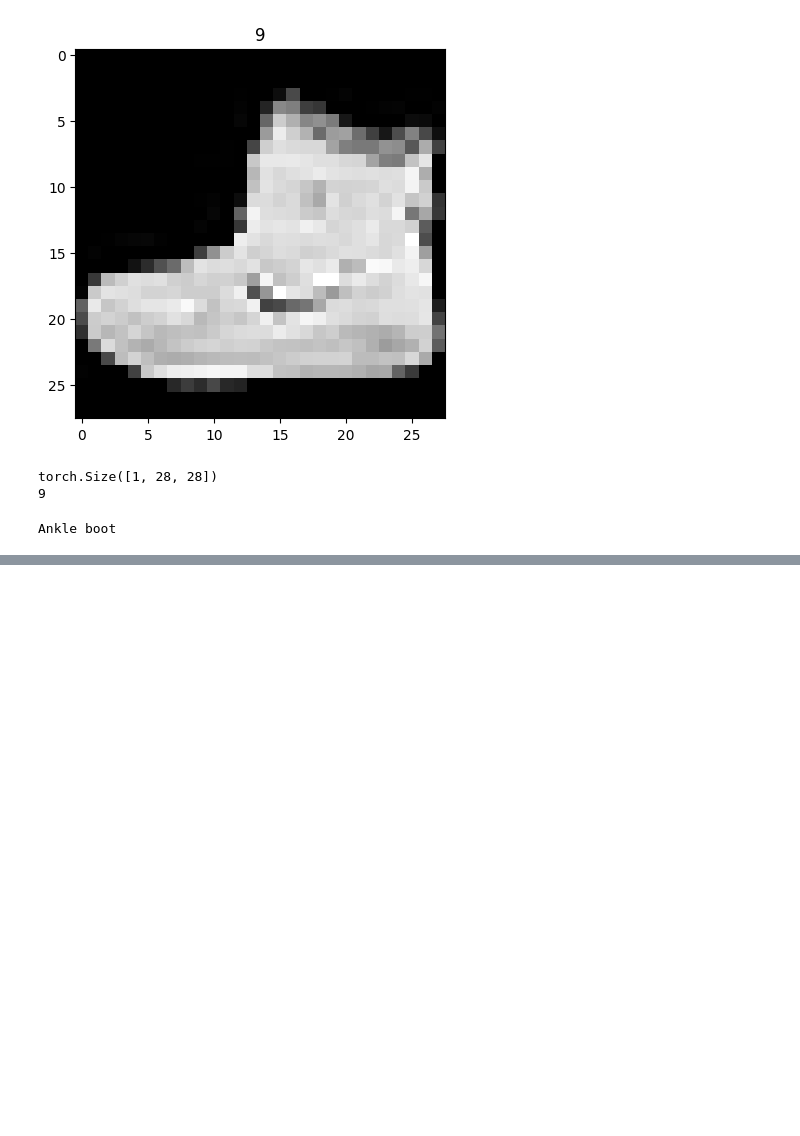
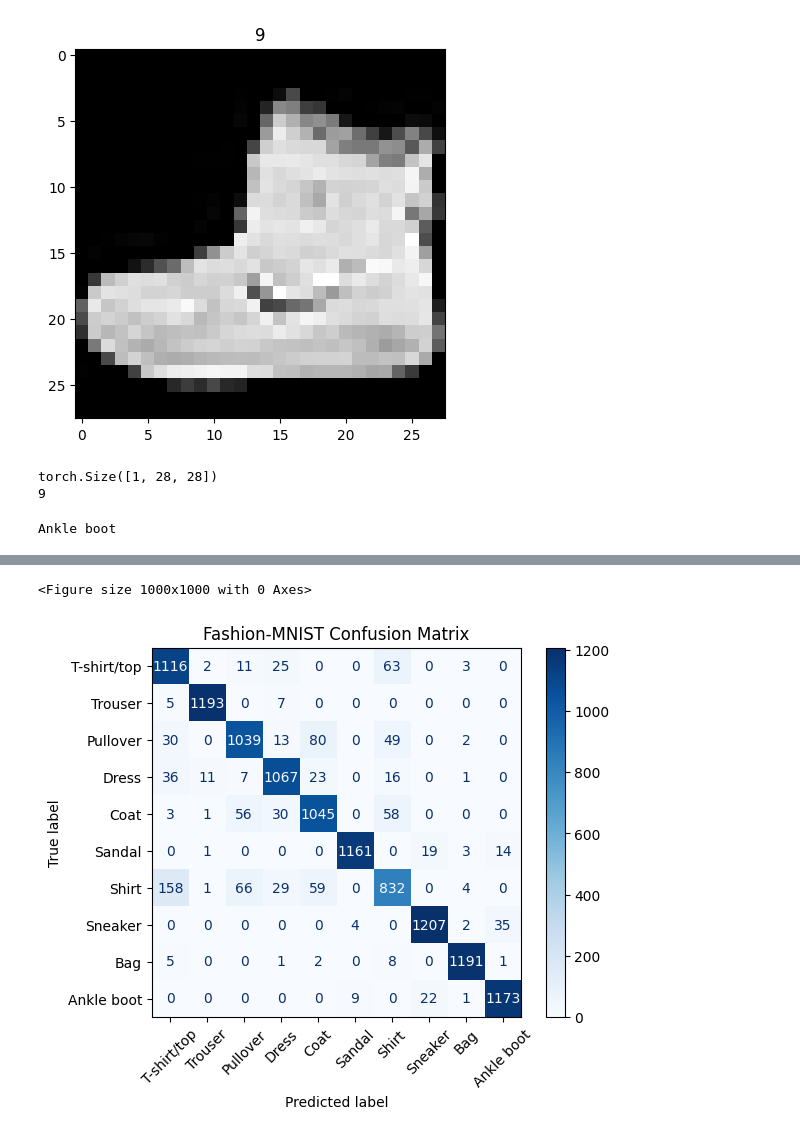
Before and after one commit to KickOutFury/AI-STUDY, a Jupyter notebook: DL/fashion-mnist/fashion_mnist_exp.ipynb, the cells around one changed output, grey strips where cells are left out. Saved outputs shown, nothing was run; the diff lists cells and outputs as text; code cells hidden in the pictures; blank space fills up the shorter version.

Commit message:
Add Fashion-MNIST CNN model with BatchNorm, Dropout, EarlyStopping and hyperparameter experiments

```diff
--- a/DL/fashion-mnist/fashion_mnist_exp.ipynb
+++ b/DL/fashion-mnist/fashion_mnist_exp.ipynb
@@ -54,0 +234,55 @@ Ankle boot
+# %%
+import torch
+import matplotlib.pyplot as plt
+from sklearn.metrics import confusion_matrix, ConfusionMatrixDisplay
+
+# 클래스 이름
+labels_map = {
+    0: "T-shirt/top",
+    1: "Trouser",
+    2: "Pullover",
+    3: "Dress",
+    4: "Coat",
+    5: "Sandal",
+    6: "Shirt",
+    7: "Sneaker",
+    8: "Bag",
+    9: "Ankle boot"
+}
+
+class_names = [labels_map[i] for i in range(10)]
+
+# 저장한 최고 모델 불러오기
+model = DeepCNN() # DeepCNN 구조의 빈모델 하나 만들기
+model.load_state_dict(torch.load("best_model.pth")) # 베스트모델 파일안에 저장된 최고성능일때의 가중치를 현재 모델에 적용 / load_state_dict = 읽어온 가중치 모델안에 적용하기
+                                                    # torch.load 파일안에 저장된 가중치 정보를 읽어오기
+model = model.to(device)
+model.eval()
+
+all_preds = [] # 모든 예측값을 모아둘 리스트
+all_labels = [] # 모든 정답값을 모아둘 리스트 / confusion matrix는 데이터 전체기준으로 만들어야해서 한 batch씩 예측한걸 전부 모아야함
+
+with torch.no_grad(): # 평가할 때 gradient 계산 X
+    for images, labels in valid_loader: # valid 데이터를 설정한 batch 크기 값씩 꺼내오기
+        images, labels = images.to(device), labels.to(device)
+
+        outputs = model(images) # 현재 batch 이미지들에 대해 모델이 예측점수를 계산 / shape => (64, 10) 10개의 클래스 각각 점수 부여
+        _,predicted = torch.max(outputs, 1) # 가장 큰 점수의 클래스 고르기
+
+        all_preds.extend(predicted.cpu().numpy()) # 이번 batch의 예측 결과를 전체 예측 리스트에 추가 numpy 배열로 바꿔주기 extend 리스트 뒤에 값들 하나씩 이어붙이기
+        all_labels.extend(labels.cpu().numpy()) # append는 리스트안에 배열하나가 통째로 들어가서 extend로 배열 안의 값들을 하나씩 추가해줘야함 / 이번 batch의 정답도 전체 정답리스트에 추가
+                                                # confusion matrix에는 예측값 vs 실제값이라 둘다 있어야 계산이 가능하다.
+
+# confusion matrix 계산
+cm = confusion_matrix(all_labels, all_preds) # 전체 정답과 전체 예측을 비교해서 10x10 표를 만듬 / 행(row) = 실제 정답, 열(column) = 모델 예측 즉, cm[실제][예측]
+                                             # 만약 cm[9][9]가 크면 정답인 ankle boot인 이미지를 잘 맞췄다 라는 뜻 cm[6][0]이 크면 정답은 shirt인데 모델이 T-shirt/top으로 자주 틀렸다는것.
+
+# 시각화
+plt.figure(figsize=(10,10)) # 출력할 그림 크기 10x10 설정
+disp = ConfusionMatrixDisplay(confusion_matrix=cm, display_labels= class_names) # 계산한 confusion matrix를 클래스이름과 함께 보기 좋게 그릴 준비 / confusion_matrix = 우리가 만든 표, display_labels = 숫자 대신 클래스 이름붙이기
+disp.plot(cmap="Blues", xticks_rotation=45) # cmap = Blues: 파란색 계열로 시각화, xticks_rotation = 45: x축의 글자를 45도 기울여서 보기좋게 출력하라
+plt.title("Fashion-MNIST Confusion Matrix") # 그래프 제목 달기
+plt.show()
+# %% [output]
+<Figure size 1000x1000 with 0 Axes>
+[figure, added]
```
Also changed, not shown: parts of 2 cells of this notebook, 4 other files.
